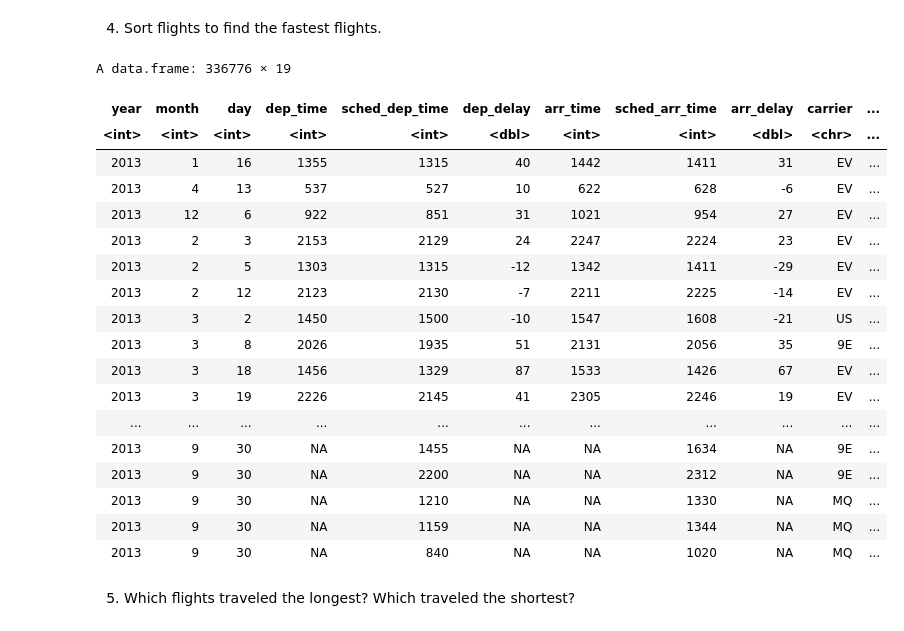
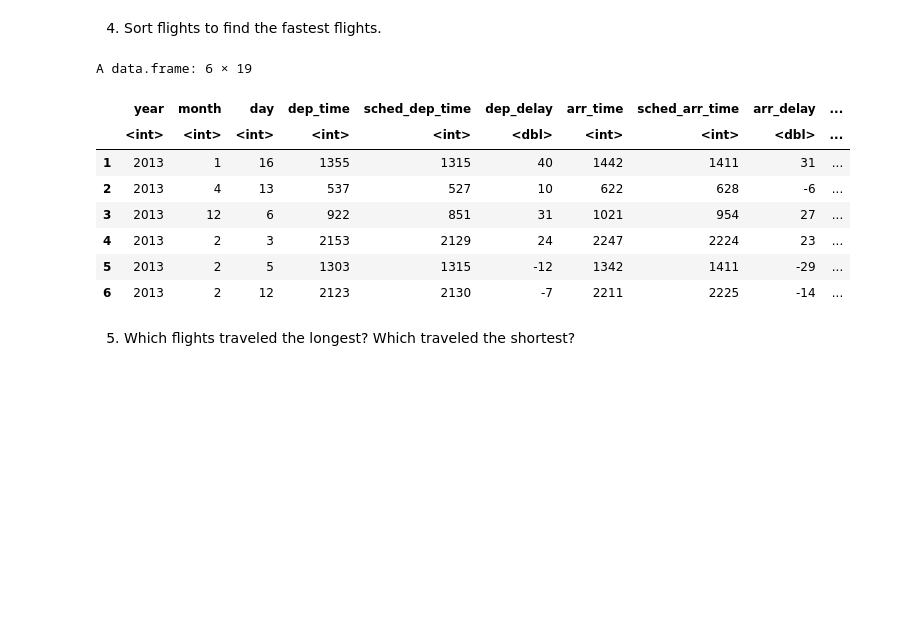
Before and after one commit to MathiasSchindlerCPH/BSE-T2-Data-Visualization-repo, a Jupyter notebook: PSET1/MSCH_PSET1_data-viz.ipynb, the cells around one changed output. Saved outputs shown, nothing was run; the diff lists cells and outputs as text; code cells hidden in the pictures; blank space fills up the shorter version.

Commit message:
:see_no_evil:update MSCH_PSET1_data-viz.ipynb

```diff
--- a/PSET1/MSCH_PSET1_data-viz.ipynb
+++ b/PSET1/MSCH_PSET1_data-viz.ipynb
@@ -286,27 +209,17 @@ A tibble: 336776 × 19
 # %% [markdown]
 4. Sort flights to find the fastest flights.
 # %%
-arrange(df, air_time)
+head(arrange(df, air_time))
 # %% [output]
-A data.frame: 336776 × 19
+A data.frame: 6 × 19
-| year | month | day | dep_time | sched_dep_time | dep_delay | arr_time | sched_arr_time | arr_delay | carrier | ... |
-| <int> | <int> | <int> | <int> | <int> | <dbl> | <int> | <int> | <dbl> | <chr> | ... |
-| 2013 | 1 | 16 | 1355 | 1315 | 40 | 1442 | 1411 | 31 | EV | ... |
-| 2013 | 4 | 13 | 537 | 527 | 10 | 622 | 628 | -6 | EV | ... |
-| 2013 | 12 | 6 | 922 | 851 | 31 | 1021 | 954 | 27 | EV | ... |
-| 2013 | 2 | 3 | 2153 | 2129 | 24 | 2247 | 2224 | 23 | EV | ... |
-| 2013 | 2 | 5 | 1303 | 1315 | -12 | 1342 | 1411 | -29 | EV | ... |
-| 2013 | 2 | 12 | 2123 | 2130 | -7 | 2211 | 2225 | -14 | EV | ... |
-| 2013 | 3 | 2 | 1450 | 1500 | -10 | 1547 | 1608 | -21 | US | ... |
-| 2013 | 3 | 8 | 2026 | 1935 | 51 | 2131 | 2056 | 35 | 9E | ... |
-| 2013 | 3 | 18 | 1456 | 1329 | 87 | 1533 | 1426 | 67 | EV | ... |
-| 2013 | 3 | 19 | 2226 | 2145 | 41 | 2305 | 2246 | 19 | EV | ... |
-| ... | ... | ... | ... | ... | ... | ... | ... | ... | ... | ... |
-| 2013 | 9 | 30 | NA | 1455 | NA | NA | 1634 | NA | 9E | ... |
-| 2013 | 9 | 30 | NA | 2200 | NA | NA | 2312 | NA | 9E | ... |
-| 2013 | 9 | 30 | NA | 1210 | NA | NA | 1330 | NA | MQ | ... |
-| 2013 | 9 | 30 | NA | 1159 | NA | NA | 1344 | NA | MQ | ... |
-| 2013 | 9 | 30 | NA | 840 | NA | NA | 1020 | NA | MQ | ... |
+|  | year | month | day | dep_time | sched_dep_time | dep_delay | arr_time | sched_arr_time | arr_delay | ... |
+|  | <int> | <int> | <int> | <int> | <int> | <dbl> | <int> | <int> | <dbl> | ... |
+| 1 | 2013 | 1 | 16 | 1355 | 1315 | 40 | 1442 | 1411 | 31 | ... |
+| 2 | 2013 | 4 | 13 | 537 | 527 | 10 | 622 | 628 | -6 | ... |
+| 3 | 2013 | 12 | 6 | 922 | 851 | 31 | 1021 | 954 | 27 | ... |
+| 4 | 2013 | 2 | 3 | 2153 | 2129 | 24 | 2247 | 2224 | 23 | ... |
+| 5 | 2013 | 2 | 5 | 1303 | 1315 | -12 | 1342 | 1411 | -29 | ... |
+| 6 | 2013 | 2 | 12 | 2123 | 2130 | -7 | 2211 | 2225 | -14 | ... |
 # %% [markdown]
 5. Which flights traveled the longest? Which traveled the shortest?
 # %%
```
Also changed, not shown: parts of 13 cells of this notebook.
